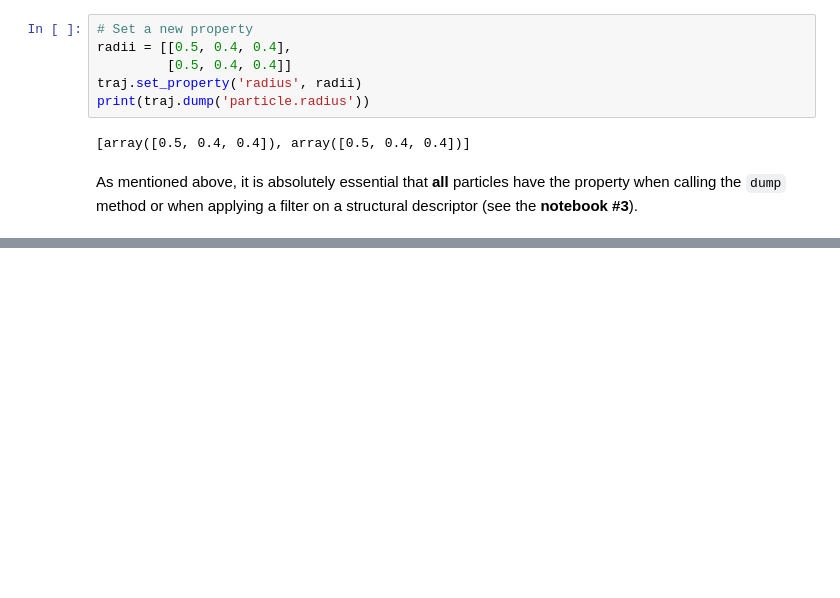
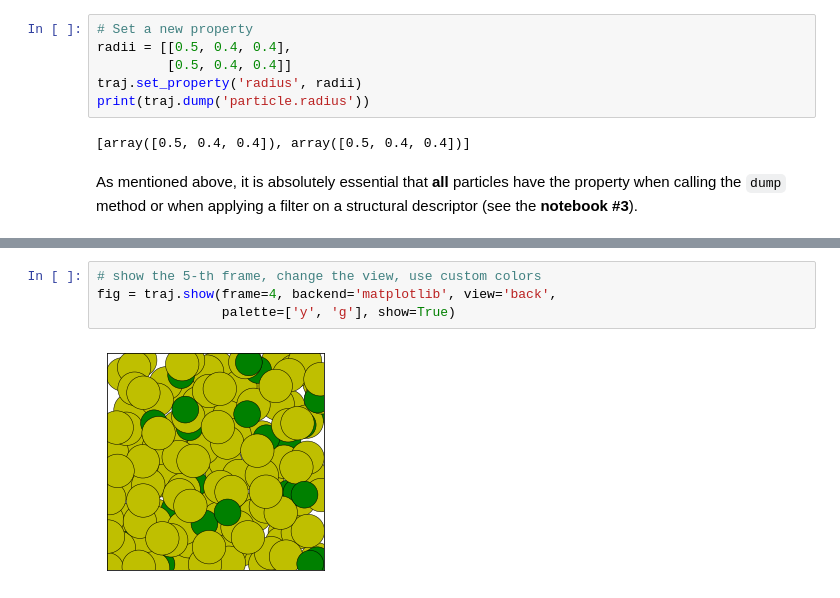
Before and after one commit to jorisparet/partycls, a Jupyter notebook: tutorial/1_trajectory.ipynb, the cells around one changed output, grey strips where cells are left out. Drawn from its saved outputs; the diff is of its cells as text; blank space fills up the shorter version.

```diff
--- a/tutorial/1_trajectory.ipynb
+++ b/tutorial/1_trajectory.ipynb
@@ -275,0 +297,6 @@ As mentioned above, it is absolutely essential that **all** particles have the p
+# %%
+# show the 5-th frame, change the view, use custom colors
+fig = traj.show(frame=4, backend='matplotlib', view='back',
+                palette=['y', 'g'], show=True)
+# %% [output]
+[figure, added]
```
Also changed, not shown: parts of 12 cells of this notebook, 1 other file.
